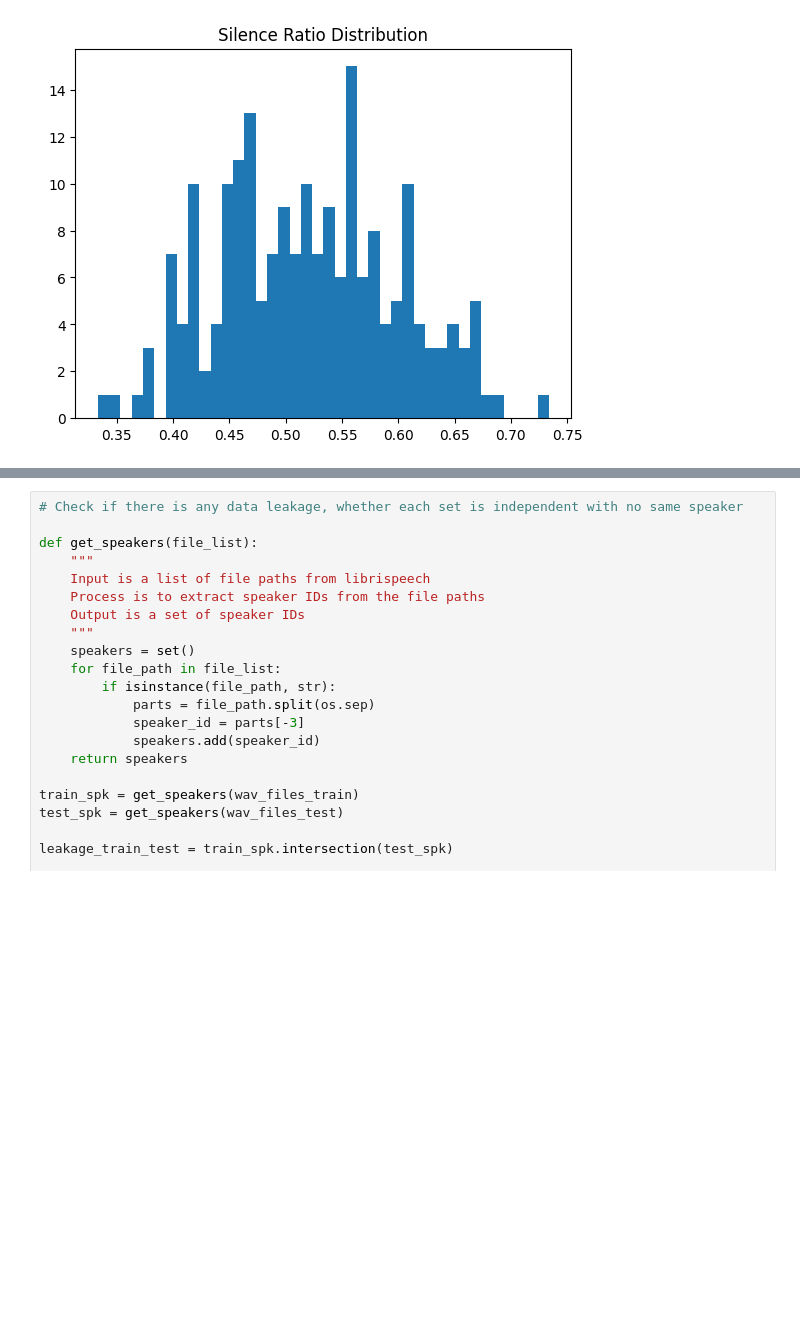
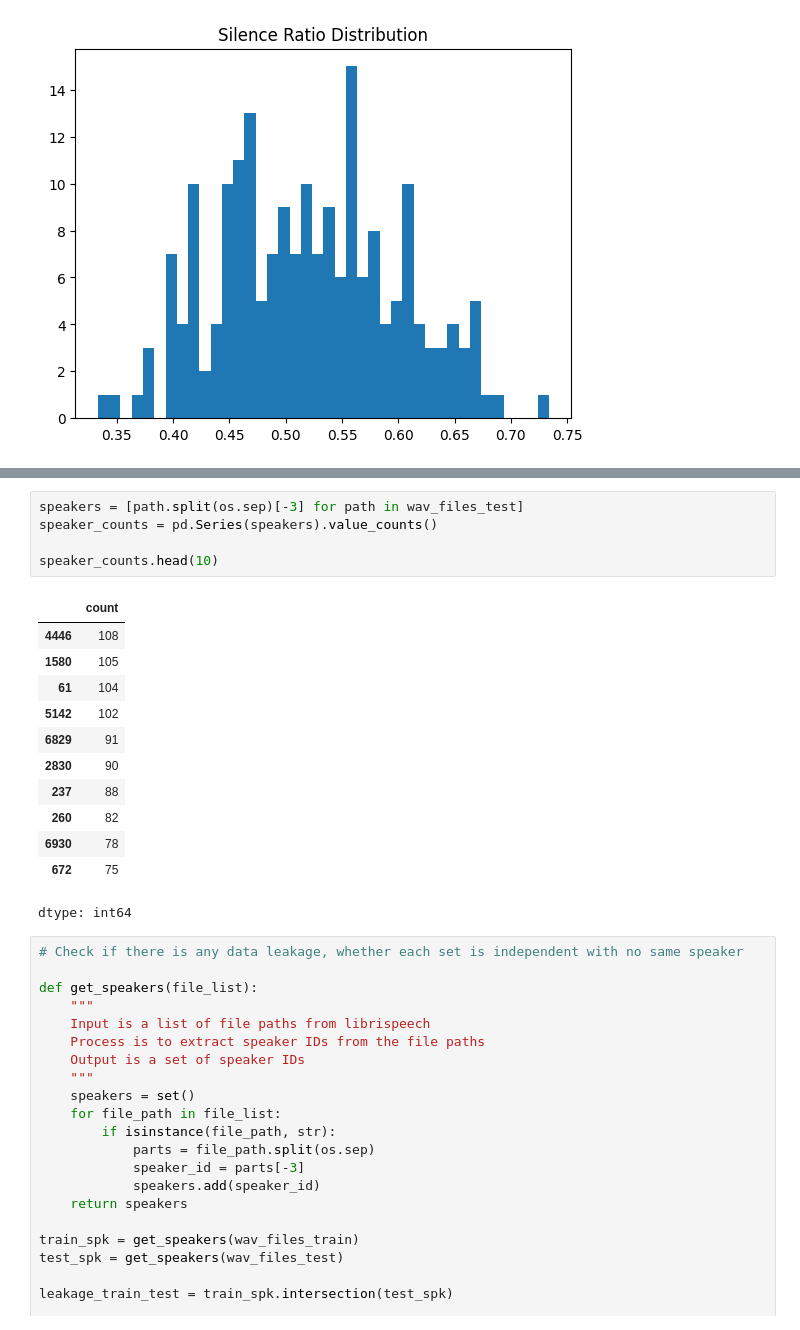
Before and after one commit to Mario-Benedict/lingulu-machine-learning, a Jupyter notebook: notebooks/eda_librispeech.ipynb, the cells around one changed output, grey strips where cells are left out. Cells and saved outputs as stored; diff of their text form; blank space fills up the shorter version.

```diff
--- a/notebooks/eda.ipynb
+++ b/notebooks/eda_librispeech.ipynb
@@ -392,3 +390,21 @@ plt.show()
+# %%
+speakers = [path.split(os.sep)[-3] for path in wav_files_test]
+speaker_counts = pd.Series(speakers).value_counts()
+
+speaker_counts.head(10)
+# %% [output]
+|  | count |
+| 4446 | 108 |
+| 1580 | 105 |
+| 61 | 104 |
+| 5142 | 102 |
+| 6829 | 91 |
+| 2830 | 90 |
+| 237 | 88 |
+| 260 | 82 |
+| 6930 | 78 |
+| 672 | 75 |
+dtype: int64
 # %%
 # Check if there is any data leakage, whether each set is independent with no same speaker
 
```
Also changed, not shown: parts of 6 cells of this notebook.
